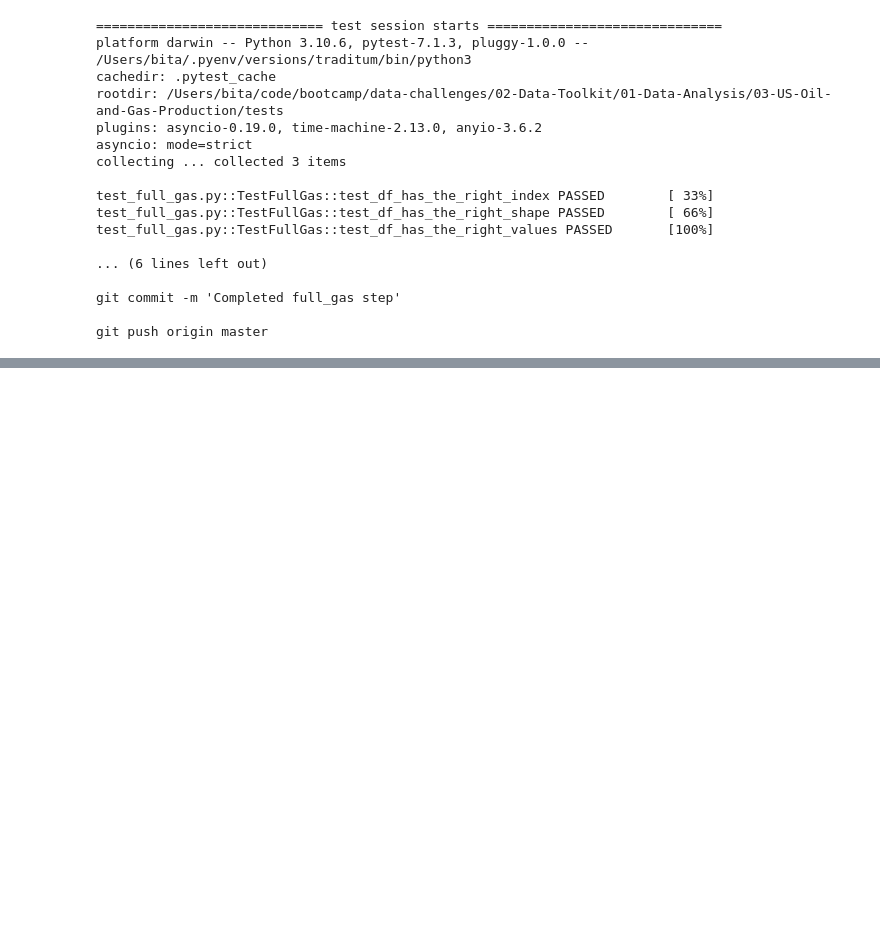
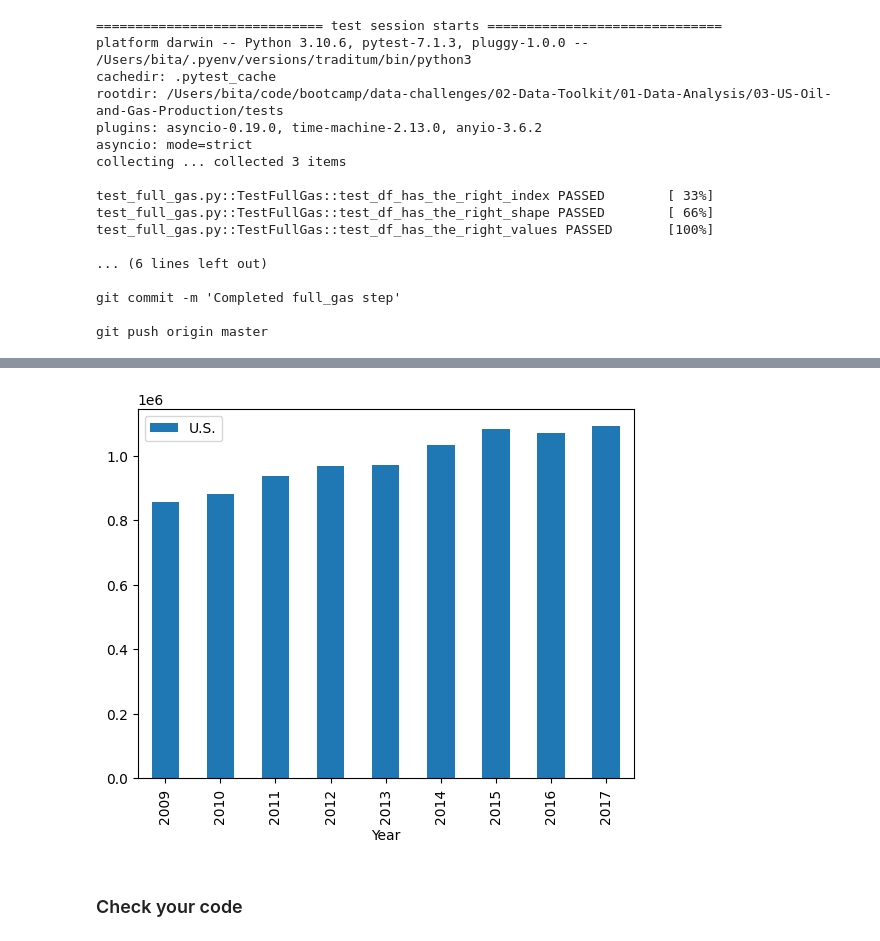
Before and after one commit to bitazaratustra/Practice, a Jupyter notebook: data-challenges/02-Data-Toolkit/01-Data-Analysis/03-US-Oil-and-Gas-Production/oil_and_gas.ipynb, the cells around one changed output, grey strips where cells are left out. Cells and saved outputs as stored; diff of their text form; code cells hidden in the pictures; blank space fills up the shorter version.

```diff
--- a/data-challenges/02-Data-Toolkit/01-Data-Analysis/03-US-Oil-and-Gas-Production/oil_and_gas.ipynb
+++ b/data-challenges/02-Data-Toolkit/01-Data-Analysis/03-US-Oil-and-Gas-Production/oil_and_gas.ipynb
@@ -167,0 +173,4 @@ git push origin master
+# %%
+filter_1 = (yearly_gas_df.index > 2008) & (yearly_gas_df.index < 2018)
+filtered_yearly_gas_df = yearly_gas_df[filter_1]
+filtered_yearly_gas_df
@@ -167,0 +189,7 @@ git push origin master
+# %%
+plot_filt = filtered_yearly_gas_df.filter(items=['U.S.']).plot(kind="bar")
+plot_filt.set_xlabel("Year");
+# %% [output]
+[figure, added]
+# %% [markdown]
+### Check your code
```
Also changed, not shown: parts of 23 cells of this notebook, 1 other file.
